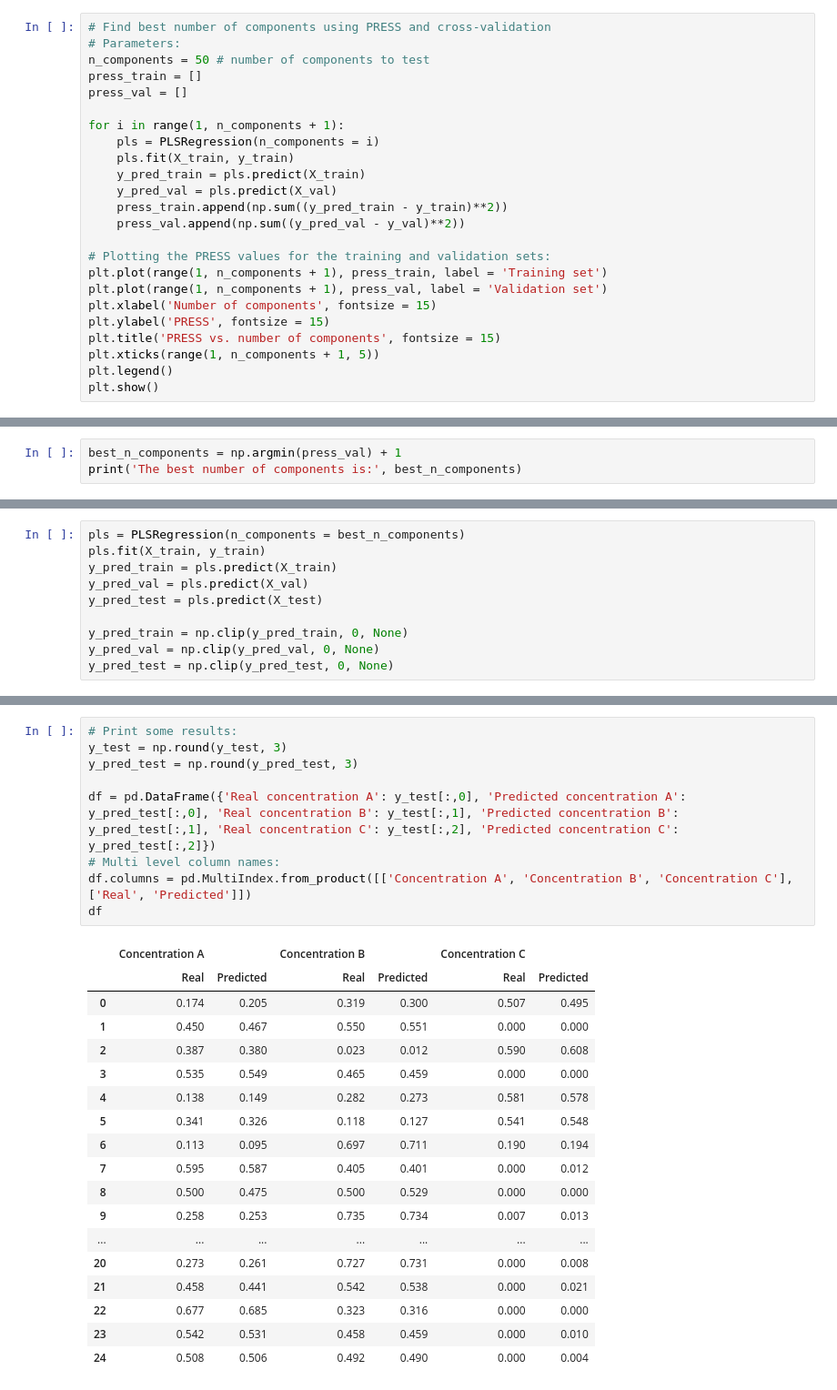
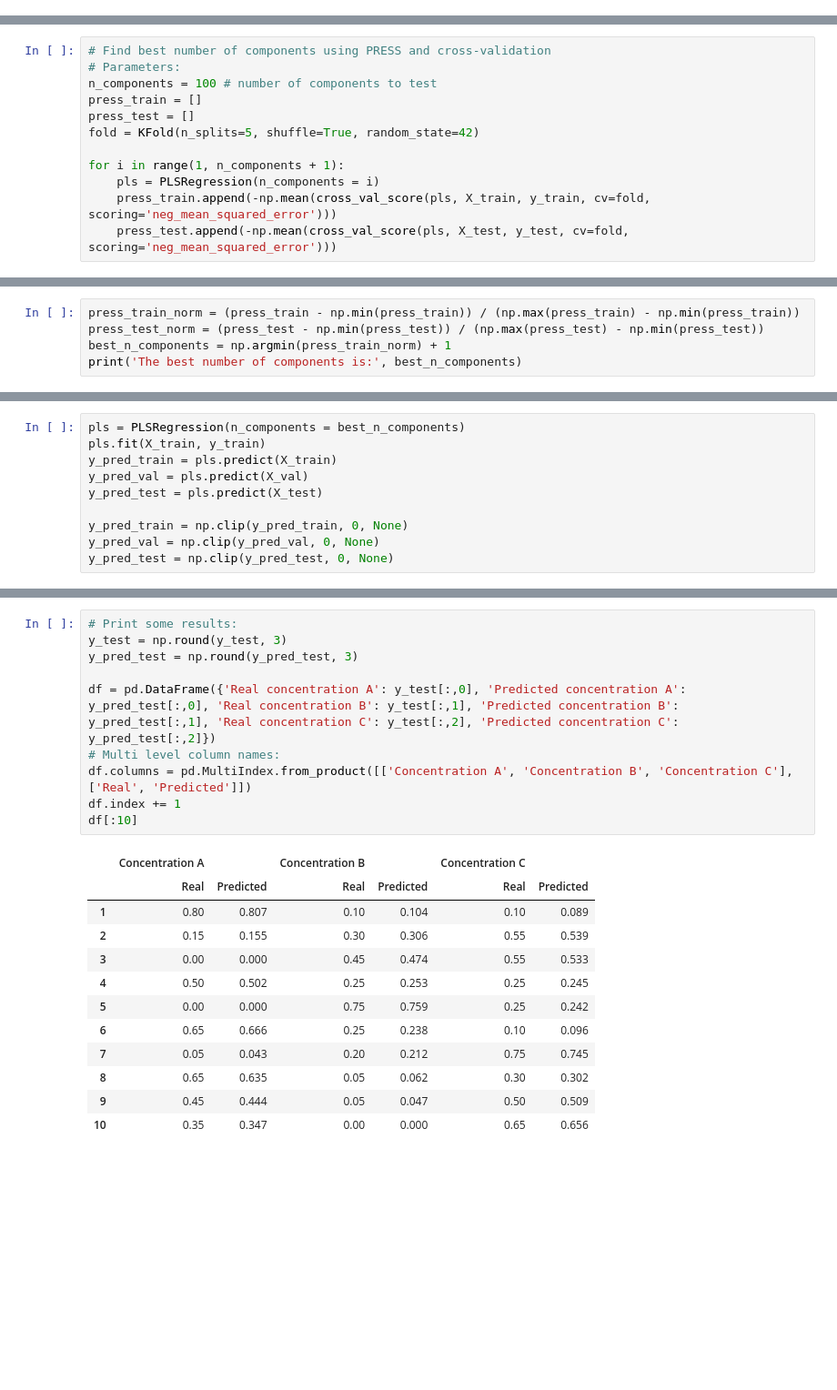
Before and after one commit to ariawahyuw/simulasi-spectra, a Jupyter notebook: Simulasi 2/(PLS) Simulasi Data Artifisial.ipynb, the cells around one changed output, grey strips where cells are left out. Shown at 91% size. Cells and saved outputs as stored; diff of their text form; blank space fills up the shorter version.

```diff
--- a/Simulasi 2/(PLS) Simulasi Data Artifisial.ipynb
+++ b/Simulasi 2/(PLS) Simulasi Data Artifisial.ipynb
@@ -202,24 +235,0 @@ X_train.shape, X_test.shape, y_train.shape, y_test.shape, X_val.shape, y_val.sha
-# %%
-# Find best number of components using PRESS and cross-validation
-# Parameters:
-n_components = 50 # number of components to test
-press_train = []
-press_val = []
-
-for i in range(1, n_components + 1):
-    pls = PLSRegression(n_components = i)
-    pls.fit(X_train, y_train)
-    y_pred_train = pls.predict(X_train)
-    y_pred_val = pls.predict(X_val)
-    press_train.append(np.sum((y_pred_train - y_train)**2))
-    press_val.append(np.sum((y_pred_val - y_val)**2))
-
-# Plotting the PRESS values for the training and validation sets:
-plt.plot(range(1, n_components + 1), press_train, label = 'Training set')
-plt.plot(range(1, n_components + 1), press_val, label = 'Validation set')
-plt.xlabel('Number of components', fontsize = 15)
-plt.ylabel('PRESS', fontsize = 15)
-plt.title('PRESS vs. number of components', fontsize = 15)
-plt.xticks(range(1, n_components + 1, 5))
-plt.legend()
-plt.show()
@@ -227,0 +240,12 @@ plt.show()
+# %%
+# Find best number of components using PRESS and cross-validation
+# Parameters:
+n_components = 100 # number of components to test
+press_train = []
+press_test = []
+fold = KFold(n_splits=5, shuffle=True, random_state=42)
+
+for i in range(1, n_components + 1):
+    pls = PLSRegression(n_components = i)
+    press_train.append(-np.mean(cross_val_score(pls, X_train, y_train, cv=fold, scoring='neg_mean_squared_error')))
+    press_test.append(-np.mean(cross_val_score(pls, X_test, y_test, cv=fold, scoring='neg_mean_squared_error')))
@@ -228,4 +264,6 @@ plt.show()
 # %%
-best_n_components = np.argmin(press_val) + 1
+press_train_norm = (press_train - np.min(press_train)) / (np.max(press_train) - np.min(press_train))
+press_test_norm = (press_test - np.min(press_test)) / (np.max(press_test) - np.min(press_test))
+best_n_components = np.argmin(press_train_norm) + 1
 print('The best number of components is:', best_n_components)
 # %% [output]
@@ -262,28 +300,23 @@ df.round(3)
 # %%
 # Print some results:
 y_test = np.round(y_test, 3)
 y_pred_test = np.round(y_pred_test, 3)
 
 df = pd.DataFrame({'Real concentration A': y_test[:,0], 'Predicted concentration A': y_pred_test[:,0], 'Real concentration B': y_test[:,1], 'Predicted concentration B': y_pred_test[:,1], 'Real concentration C': y_test[:,2], 'Predicted concentration C': y_pred_test[:,2]})
 # Multi level column names:
 df.columns = pd.MultiIndex.from_product([['Concentration A', 'Concentration B', 'Concentration C'], ['Real', 'Predicted']])
-df
+df.index += 1
+df[:10]
 # %% [output]
 |  | Concentration A |  | Concentration B |  | Concentration C |  |
 |  | Real | Predicted | Real | Predicted | Real | Predicted |
-| 0 | 0.174 | 0.205 | 0.319 | 0.300 | 0.507 | 0.495 |
-| 1 | 0.450 | 0.467 | 0.550 | 0.551 | 0.000 | 0.000 |
-| 2 | 0.387 | 0.380 | 0.023 | 0.012 | 0.590 | 0.608 |
-| 3 | 0.535 | 0.549 | 0.465 | 0.459 | 0.000 | 0.000 |
-| 4 | 0.138 | 0.149 | 0.282 | 0.273 | 0.581 | 0.578 |
-| 5 | 0.341 | 0.326 | 0.118 | 0.127 | 0.541 | 0.548 |
-| 6 | 0.113 | 0.095 | 0.697 | 0.711 | 0.190 | 0.194 |
-| 7 | 0.595 | 0.587 | 0.405 | 0.401 | 0.000 | 0.012 |
-| 8 | 0.500 | 0.475 | 0.500 | 0.529 | 0.000 | 0.000 |
-| 9 | 0.258 | 0.253 | 0.735 | 0.734 | 0.007 | 0.013 |
-| ... | ... | ... | ... | ... | ... | ... |
-| 20 | 0.273 | 0.261 | 0.727 | 0.731 | 0.000 | 0.008 |
-| 21 | 0.458 | 0.441 | 0.542 | 0.538 | 0.000 | 0.021 |
-| 22 | 0.677 | 0.685 | 0.323 | 0.316 | 0.000 | 0.000 |
-| 23 | 0.542 | 0.531 | 0.458 | 0.459 | 0.000 | 0.010 |
-| 24 | 0.508 | 0.506 | 0.492 | 0.490 | 0.000 | 0.004 |
+| 1 | 0.80 | 0.807 | 0.10 | 0.104 | 0.10 | 0.089 |
+| 2 | 0.15 | 0.155 | 0.30 | 0.306 | 0.55 | 0.539 |
+| 3 | 0.00 | 0.000 | 0.45 | 0.474 | 0.55 | 0.533 |
+| 4 | 0.50 | 0.502 | 0.25 | 0.253 | 0.25 | 0.245 |
+| 5 | 0.00 | 0.000 | 0.75 | 0.759 | 0.25 | 0.242 |
+| 6 | 0.65 | 0.666 | 0.25 | 0.238 | 0.10 | 0.096 |
+| 7 | 0.05 | 0.043 | 0.20 | 0.212 | 0.75 | 0.745 |
+| 8 | 0.65 | 0.635 | 0.05 | 0.062 | 0.30 | 0.302 |
+| 9 | 0.45 | 0.444 | 0.05 | 0.047 | 0.50 | 0.509 |
+| 10 | 0.35 | 0.347 | 0.00 | 0.000 | 0.65 | 0.656 |
```
Also changed, not shown: parts of 22 cells of this notebook, 2 other files.
